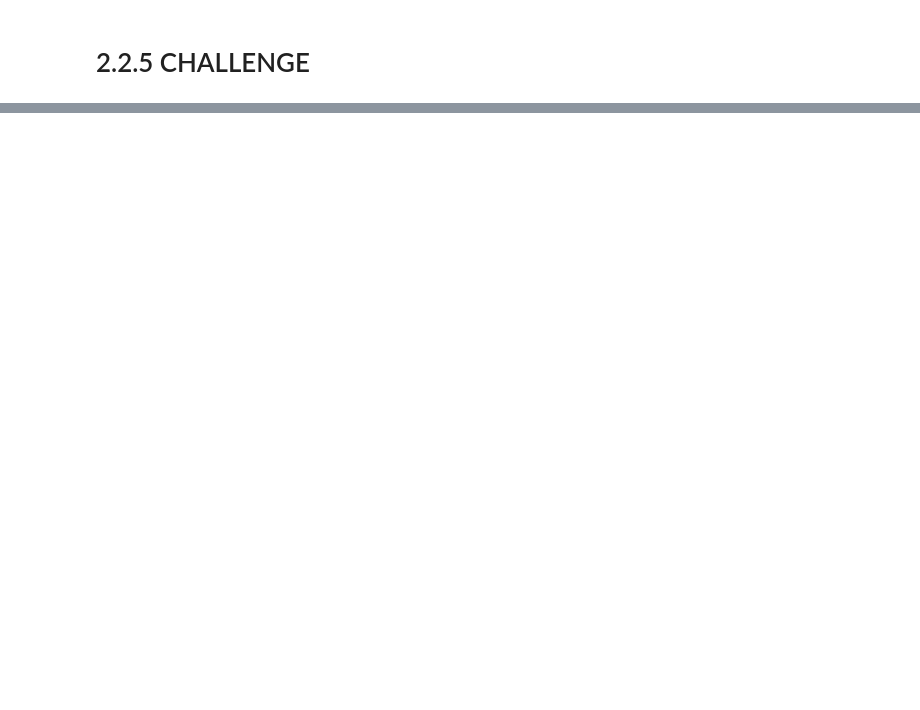
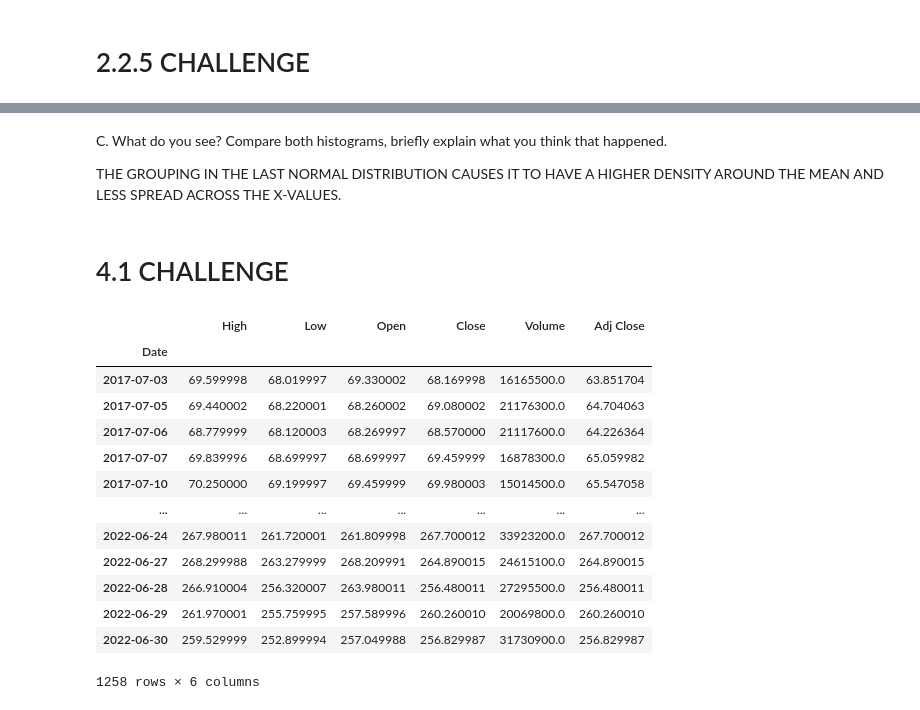
Before and after one commit to myrosandrade89/IA95022, a Jupyter notebook: Statistics/Workshop2/Workshop2.ipynb, the cells around one changed output, grey strips where cells are left out. Drawn from its saved outputs; the diff is of its cells as text; code cells hidden in the pictures; blank space fills up the shorter version.

```diff
--- a/Statistics/Workshop2/Workshop2.ipynb
+++ b/Statistics/Workshop2/Workshop2.ipynb
@@ -197,0 +249,25 @@ plt.show()
+# %% [markdown]
+C. What do you see? Compare both histograms, briefly explain what you think that happened.
+
+THE GROUPING IN THE LAST NORMAL DISTRIBUTION CAUSES IT TO HAVE A HIGHER DENSITY AROUND THE MEAN AND LESS SPREAD ACROSS THE X-VALUES.
+# %% [markdown]
+# 4.1 CHALLENGE
+# %%
+# Collecting the real data from returns of MSFT from July 2019 until July 2022
+MSFT = pdr.get_data_yahoo("MSFT", start = "2017-07-01", end = "2022-06-30", interval = "d")
+MSFT
+# %% [output]
+|  | High | Low | Open | Close | Volume | Adj Close |
+| Date |  |  |  |  |  |  |
+| 2017-07-03 | 69.599998 | 68.019997 | 69.330002 | 68.169998 | 16165500.0 | 63.851704 |
+| 2017-07-05 | 69.440002 | 68.220001 | 68.260002 | 69.080002 | 21176300.0 | 64.704063 |
+| 2017-07-06 | 68.779999 | 68.120003 | 68.269997 | 68.570000 | 21117600.0 | 64.226364 |
+| 2017-07-07 | 69.839996 | 68.699997 | 68.699997 | 69.459999 | 16878300.0 | 65.059982 |
+| 2017-07-10 | 70.250000 | 69.199997 | 69.459999 | 69.980003 | 15014500.0 | 65.547058 |
+| ... | ... | ... | ... | ... | ... | ... |
+| 2022-06-24 | 267.980011 | 261.720001 | 261.809998 | 267.700012 | 33923200.0 | 267.700012 |
+| 2022-06-27 | 268.299988 | 263.279999 | 268.209991 | 264.890015 | 24615100.0 | 264.890015 |
+| 2022-06-28 | 266.910004 | 256.320007 | 263.980011 | 256.480011 | 27295500.0 | 256.480011 |
+| 2022-06-29 | 261.970001 | 255.759995 | 257.589996 | 260.260010 | 20069800.0 | 260.260010 |
+| 2022-06-30 | 259.529999 | 252.899994 | 257.049988 | 256.829987 | 31730900.0 | 256.829987 |
+1258 rows × 6 columns
```
Also changed, not shown: parts of 47 cells of this notebook, 4 other files.
